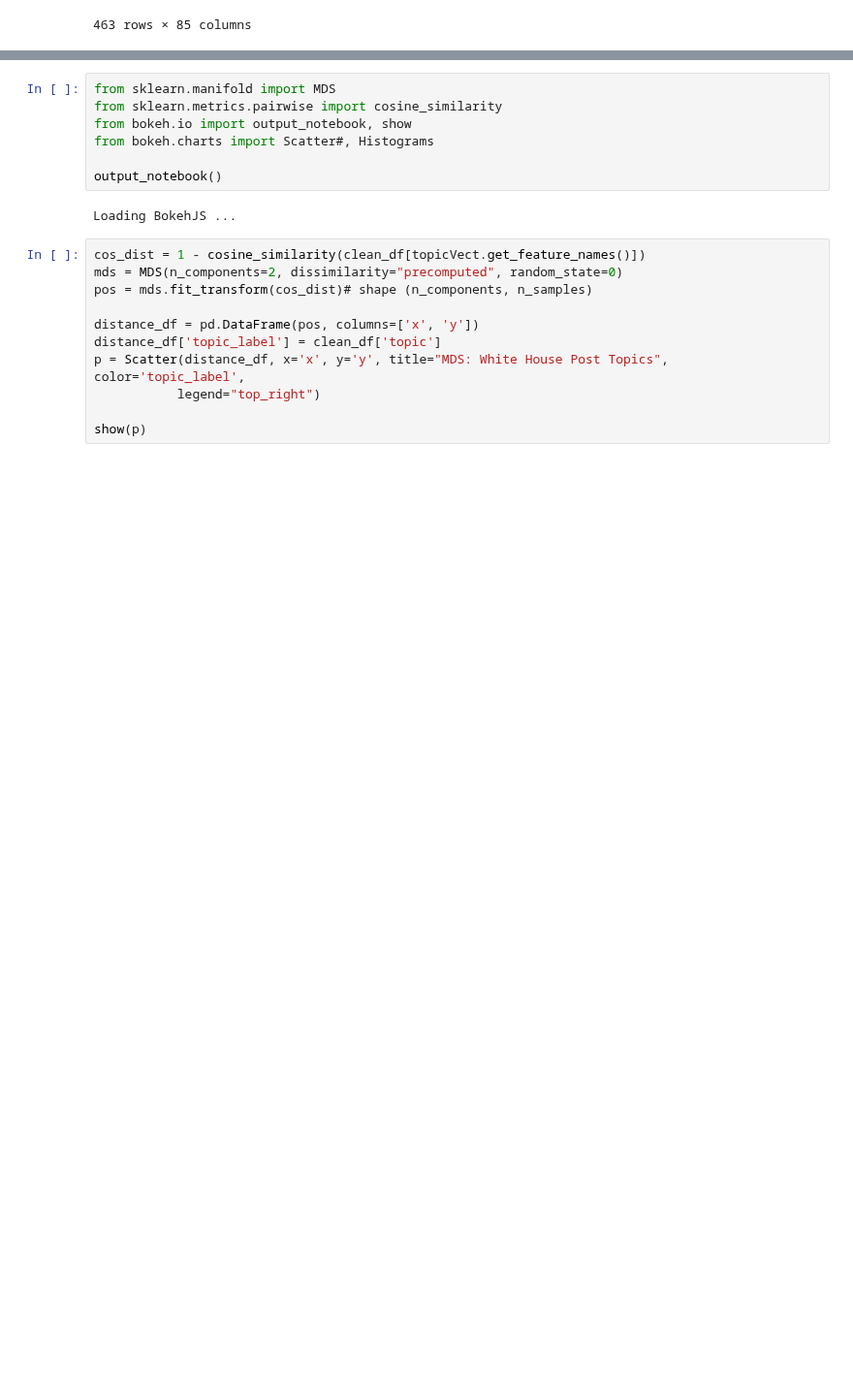
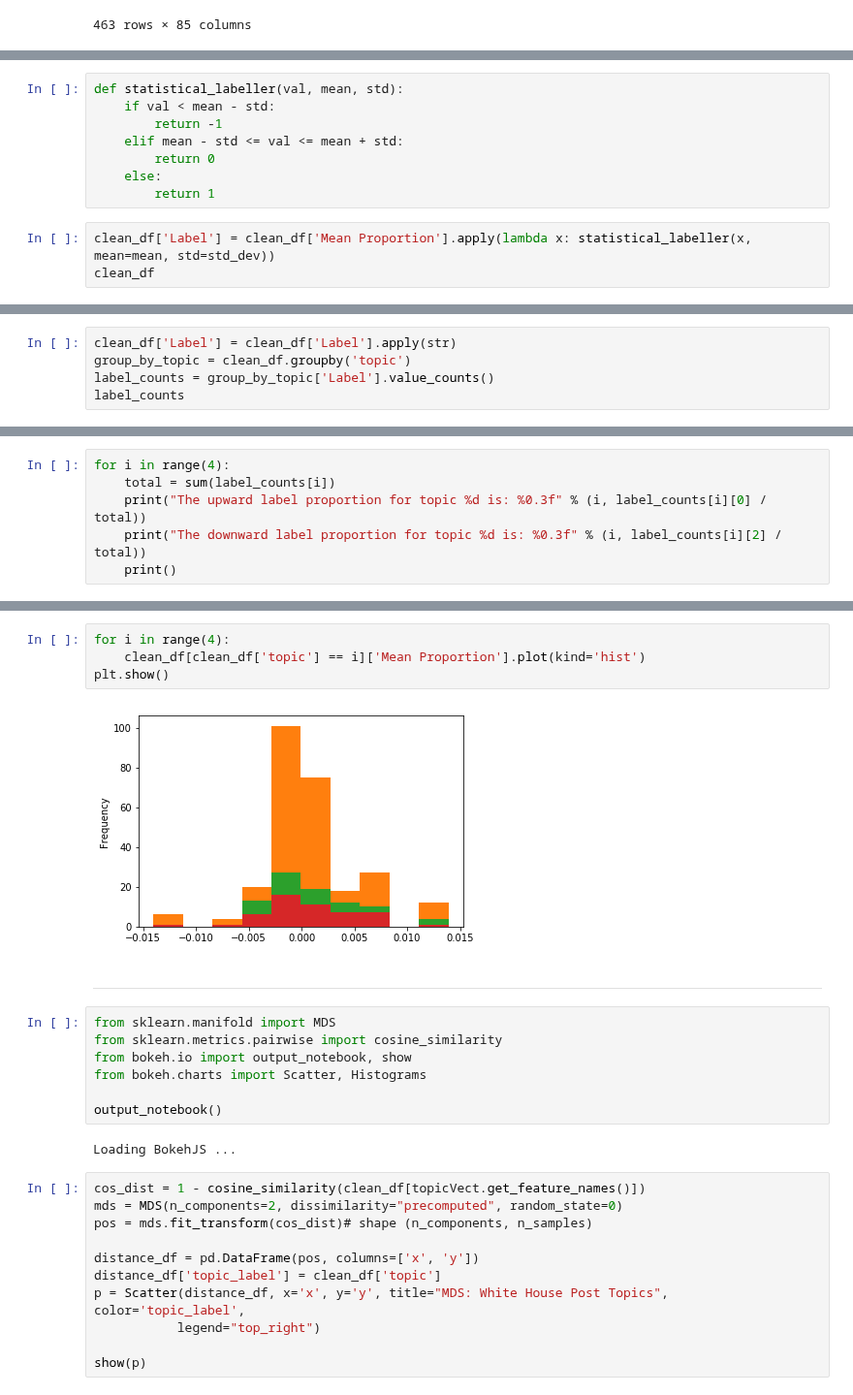
Before and after one commit to rykard95/wh_stocks, a Jupyter notebook: Final Notebook.ipynb, the cells around one changed output, grey strips where cells are left out. Shown at 97% size. Saved outputs shown, nothing was run; the diff lists cells and outputs as text; blank space fills up the shorter version.

```diff
--- a/Final Notebook.ipynb
+++ b/Final Notebook.ipynb
@@ -181,0 +210,11 @@ clean_df
+# %%
+def statistical_labeller(val, mean, std):
+    if val < mean - std:
+        return -1
+    elif mean - std <= val <= mean + std:
+        return 0
+    else:
+        return 1
+# %%
+clean_df['Label'] = clean_df['Mean Proportion'].apply(lambda x: statistical_labeller(x, mean=mean, std=std_dev))
+clean_df
@@ -181,0 +245,5 @@ clean_df
+# %%
+clean_df['Label'] = clean_df['Label'].apply(str)
+group_by_topic = clean_df.groupby('topic')
+label_counts = group_by_topic['Label'].value_counts()
+label_counts
@@ -181,0 +274,6 @@ clean_df
+# %%
+for i in range(4):
+    total = sum(label_counts[i])
+    print("The upward label proportion for topic %d is: %0.3f" % (i, label_counts[i][0] / total))
+    print("The downward label proportion for topic %d is: %0.3f" % (i, label_counts[i][2] / total))
+    print()
@@ -182,8 +292,16 @@ clean_df
+# %%
+for i in range(4):
+    clean_df[clean_df['topic'] == i]['Mean Proportion'].plot(kind='hist')
+plt.show()
+# %% [output]
+[figure, added]
+# %% [markdown]
+-------------------------------
 # %%
 from sklearn.manifold import MDS
 from sklearn.metrics.pairwise import cosine_similarity
 from bokeh.io import output_notebook, show
-from bokeh.charts import Scatter#, Histograms
+from bokeh.charts import Scatter, Histograms
 
 output_notebook()
 # %% [output]
```
Also changed, not shown: parts of 11 cells of this notebook, 3 other files.
